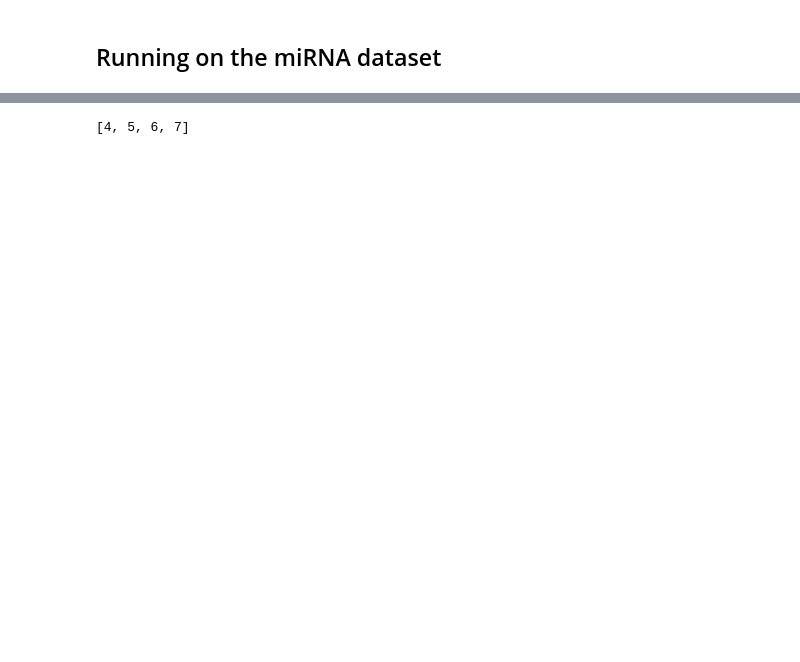
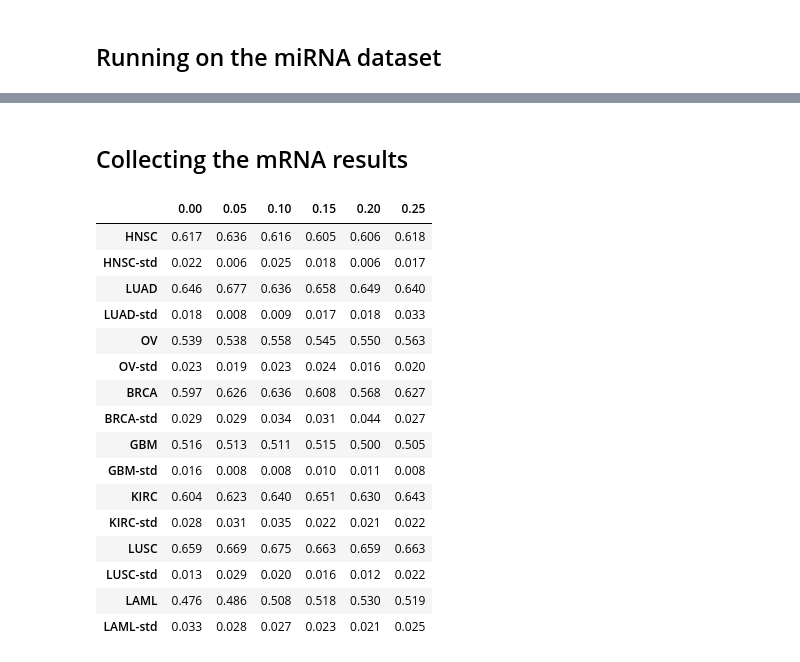
Before and after one commit to shaker82/MSSDA, a Jupyter notebook: SurvAIve/MSSDA/MSSDA_Notebook.ipynb, the cells around one changed output, grey strips where cells are left out. Drawn from its saved outputs; the diff is of its cells as text; code cells hidden in the pictures; blank space fills up the shorter version.

```diff
--- a/SurvAIve/MSSDA/MSSDA_Notebook.ipynb
+++ b/SurvAIve/MSSDA/MSSDA_Notebook.ipynb
@@ -83,17 +347,14 @@ KeyboardInterrupt:
 # %%
 args = get_paerser_arguments()
 args.RNA_Type = 1
-args.data_path = r"C:/Data/TCGA/miRNAdataset/mRNA_mtl.mat"
-args.save_path = r"results"
-args.save_path = r"results/MSSDAmRNA"
-args.lr, args.lr_alphas = 0.0001, 0.0001
+args.data_path = r"/home/ashaker/ProtoSurvive/data/TCGA/mRNA/mRNA_mtl.mat"
+args.save_path = r"/home/ashaker/ProtoSurvive/results/MSSDAmRNA"
+args.lr, args.lr_alphas =  0.0001, 0.001
 args.batch_size, args.feat_extract_size, args.nb_experiments = 80, 200, 5
-args.largeVal, args.epochs_adapt, args.cuda, args.norm_alphas = 1, 30, False, 2
-#args.largeVal, args.epochs_adapt, args.cuda, args.norm_alphas = 1, 1, False, 2
-
+args.largeVal, args.epochs_adapt, args.cuda, args.norm_alphas = 1, 20, True, 2
 
 exps = range(args.nb_experiments)
-Test_domain_ids = range(10)
+Test_domain_ids = range(8)
 #target_domain_types = [1,2,3,4]
 target_domain_types = [1,4]
 percent_targets = ["0.00","0.05","0.1","0.15","0.2","0.25"]
@@ -157,4 +413,45 @@ l3 = [8,9]
-# %%
-[i for i in l2 if i not in l1 and i not in l3]
-# %% [output]
-[4, 5, 6, 7]
+# %% [markdown]
+## Collecting the mRNA results
+# %%
+results_folder = Path(r"/home/ashaker/ProtoSurvive/results/MSSDAmRNA/Final")
+# %%
+pkl_files = [results_folder/f for f in listdir(results_folder) if ".pkl" in f]
+parametrization_dic = defaultdict(lambda: defaultdict(lambda : defaultdict(lambda : defaultdict())))
+target_measure = -1 # -1 for c-index, and -2 for c-index'.
+target_epoch = 19
+for pkl_file in pkl_files:
+    with open(pkl_file, 'rb') as f:
+        unpickler = pickle.Unpickler(f)
+        new_args = unpickler.load()
+        key,domain,current_experiment, percent_target, value = get_params(new_args,target_epoch,target_measure)
+        parametrization_dic[key][domain][percent_target][current_experiment] = value
+
+results = pd.DataFrame()
+key = list(parametrization_dic.keys())[0]
+for domain in parametrization_dic[key].keys():
+    temp_dict = {}
+    for percent_target in parametrization_dic[key][domain].keys():
+
+        res = [parametrization_dic[key][domain][percent_target][i] for i in parametrization_dic[key][domain][percent_target].keys()]
+        temp_dict[percent_target] =  ["{:.3f}".format(np.mean(res)),"{:.3f}".format(np.std(res)/math.sqrt(5))]
+
+    results  = pd.concat([results, pd.DataFrame(temp_dict, index=[domain,f"{domain}-std"])])
+results
+# %% [output]
+|  | 0.00 | 0.05 | 0.10 | 0.15 | 0.20 | 0.25 |
+| HNSC | 0.617 | 0.636 | 0.616 | 0.605 | 0.606 | 0.618 |
+| HNSC-std | 0.022 | 0.006 | 0.025 | 0.018 | 0.006 | 0.017 |
+| LUAD | 0.646 | 0.677 | 0.636 | 0.658 | 0.649 | 0.640 |
+| LUAD-std | 0.018 | 0.008 | 0.009 | 0.017 | 0.018 | 0.033 |
+| OV | 0.539 | 0.538 | 0.558 | 0.545 | 0.550 | 0.563 |
+| OV-std | 0.023 | 0.019 | 0.023 | 0.024 | 0.016 | 0.020 |
+| BRCA | 0.597 | 0.626 | 0.636 | 0.608 | 0.568 | 0.627 |
+| BRCA-std | 0.029 | 0.029 | 0.034 | 0.031 | 0.044 | 0.027 |
+| GBM | 0.516 | 0.513 | 0.511 | 0.515 | 0.500 | 0.505 |
+| GBM-std | 0.016 | 0.008 | 0.008 | 0.010 | 0.011 | 0.008 |
+| KIRC | 0.604 | 0.623 | 0.640 | 0.651 | 0.630 | 0.643 |
+| KIRC-std | 0.028 | 0.031 | 0.035 | 0.022 | 0.021 | 0.022 |
+| LUSC | 0.659 | 0.669 | 0.675 | 0.663 | 0.659 | 0.663 |
+| LUSC-std | 0.013 | 0.029 | 0.020 | 0.016 | 0.012 | 0.022 |
+| LAML | 0.476 | 0.486 | 0.508 | 0.518 | 0.530 | 0.519 |
+| LAML-std | 0.033 | 0.028 | 0.027 | 0.023 | 0.021 | 0.025 |
```
Also changed, not shown: parts of 13 cells of this notebook.
